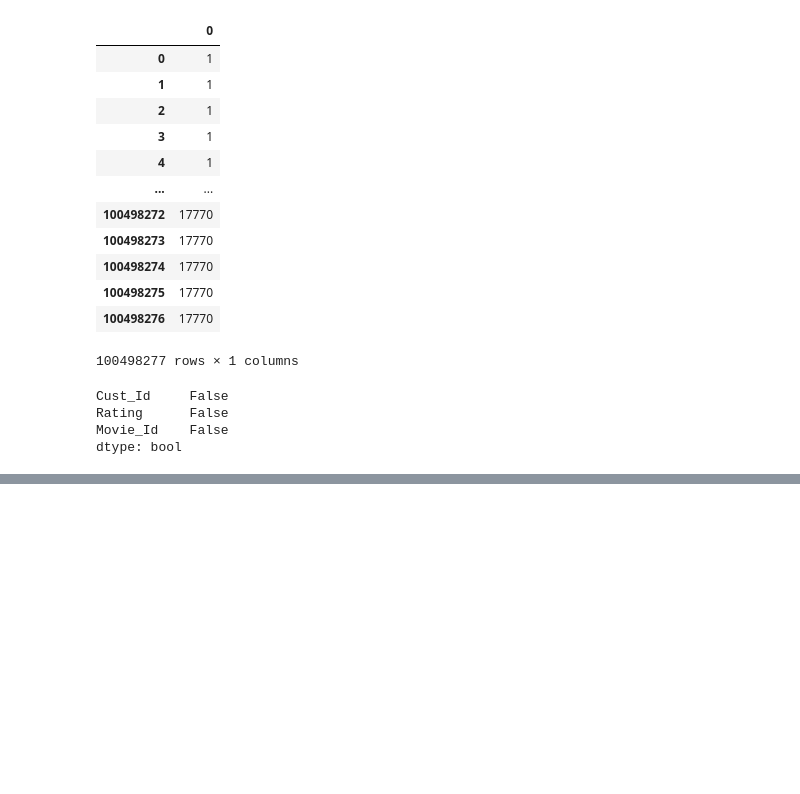
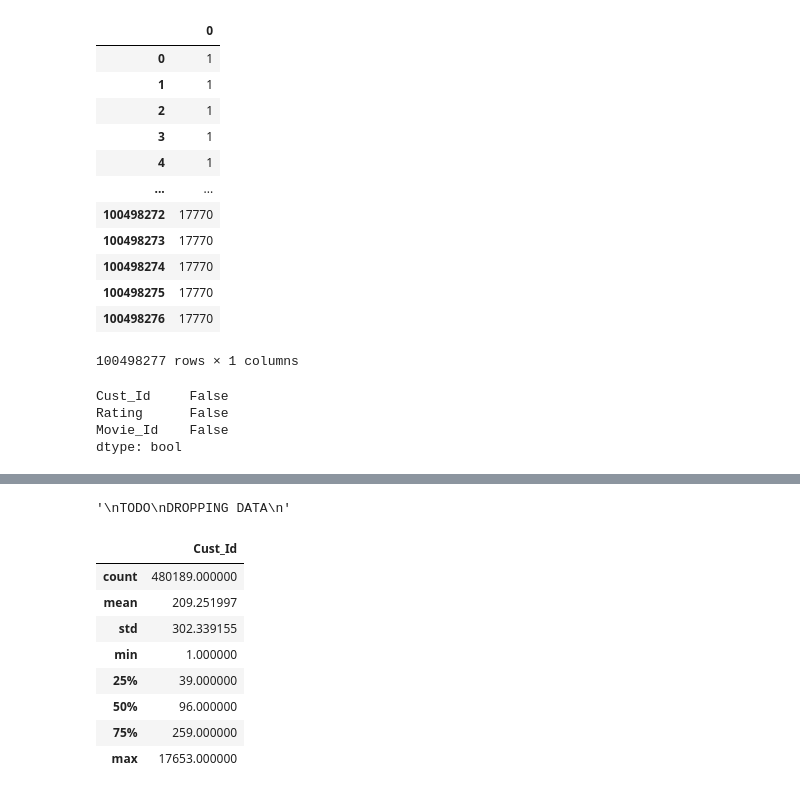
Before and after one commit to calvinhathcock/project4_clustering, a Jupyter notebook: netflix_recommendation.ipynb, the cells around one changed output, grey strips where cells are left out. Cells and saved outputs as stored; diff of their text form; code cells hidden in the pictures; blank space fills up the shorter version.

```diff
--- a/netflix_recommendation.ipynb
+++ b/netflix_recommendation.ipynb
@@ -170,0 +231,19 @@ dtype: bool
+# %%
+'''
+TODO
+DROPPING DATA
+'''
+# %% [output]
+'\nTODO\nDROPPING DATA\n'
+# %%
+pd.DataFrame(cust_rating_count).describe()
+# %% [output]
+|  | Cust_Id |
+| count | 480189.000000 |
+| mean | 209.251997 |
+| std | 302.339155 |
+| min | 1.000000 |
+| 25% | 39.000000 |
+| 50% | 96.000000 |
+| 75% | 259.000000 |
+| max | 17653.000000 |
```
Also changed, not shown: parts of 13 cells of this notebook.
